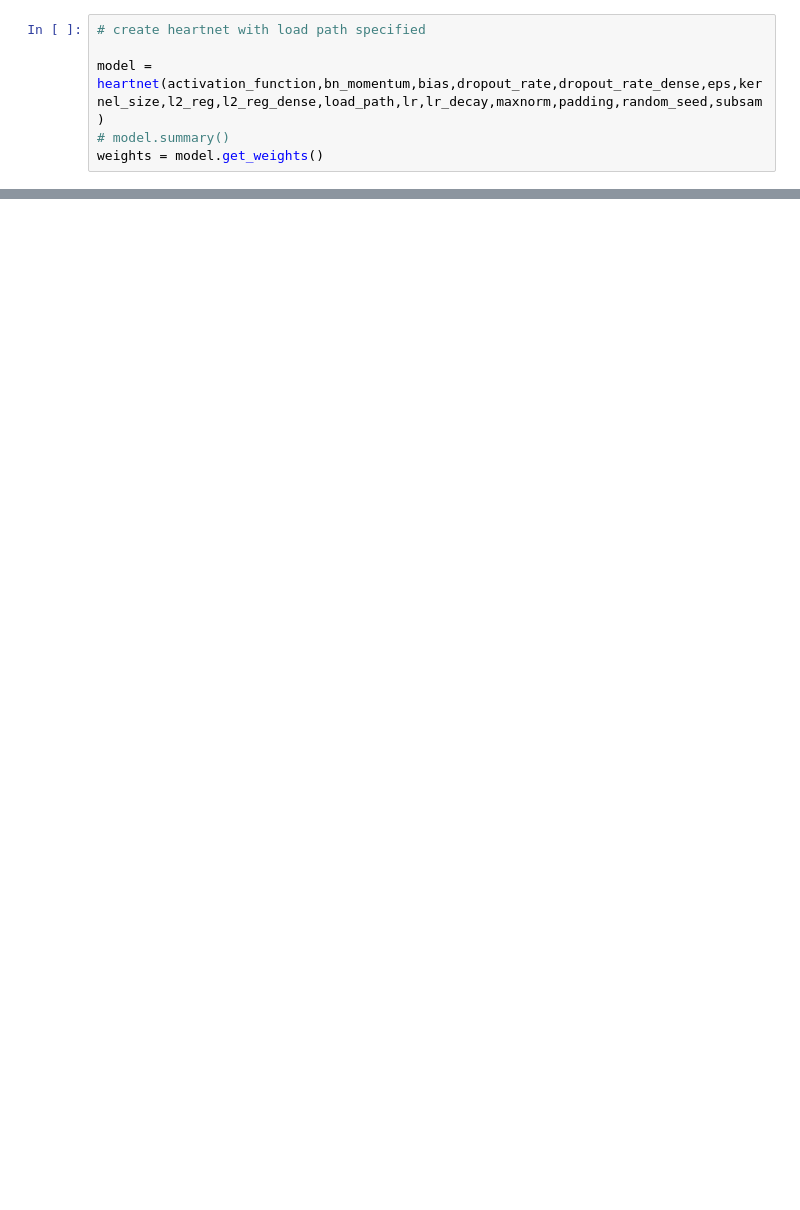
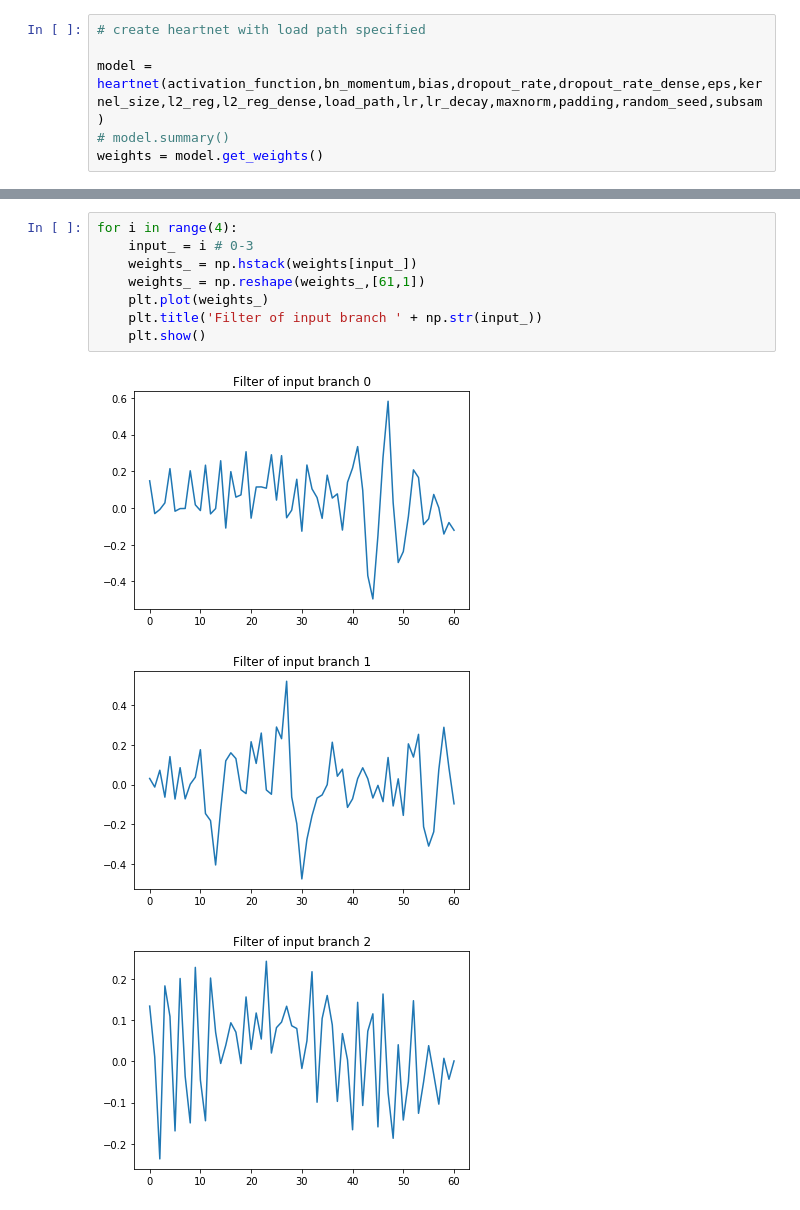
Before and after one commit to AhmedImtiazPrio/heartnet, a Jupyter notebook: codes/scipy impulse response test.ipynb, the cells around one changed output, grey strips where cells are left out. Cells and saved outputs as stored; diff of their text form; blank space fills up the shorter version.

```diff
--- a/codes/scipy impulse response test.ipynb
+++ b/codes/scipy impulse response test.ipynb
@@ -67,0 +100,12 @@ range(4)
+# %%
+for i in range(4):
+    input_ = i # 0-3
+    weights_ = np.hstack(weights[input_])
+    weights_ = np.reshape(weights_,[61,1])
+    plt.plot(weights_)
+    plt.title('Filter of input branch ' + np.str(input_))
+    plt.show()
+# %% [output]
+[figure, added]
+[figure, added]
+[figure, added]
```
Also changed, not shown: parts of 6 cells of this notebook, 3 other files.
